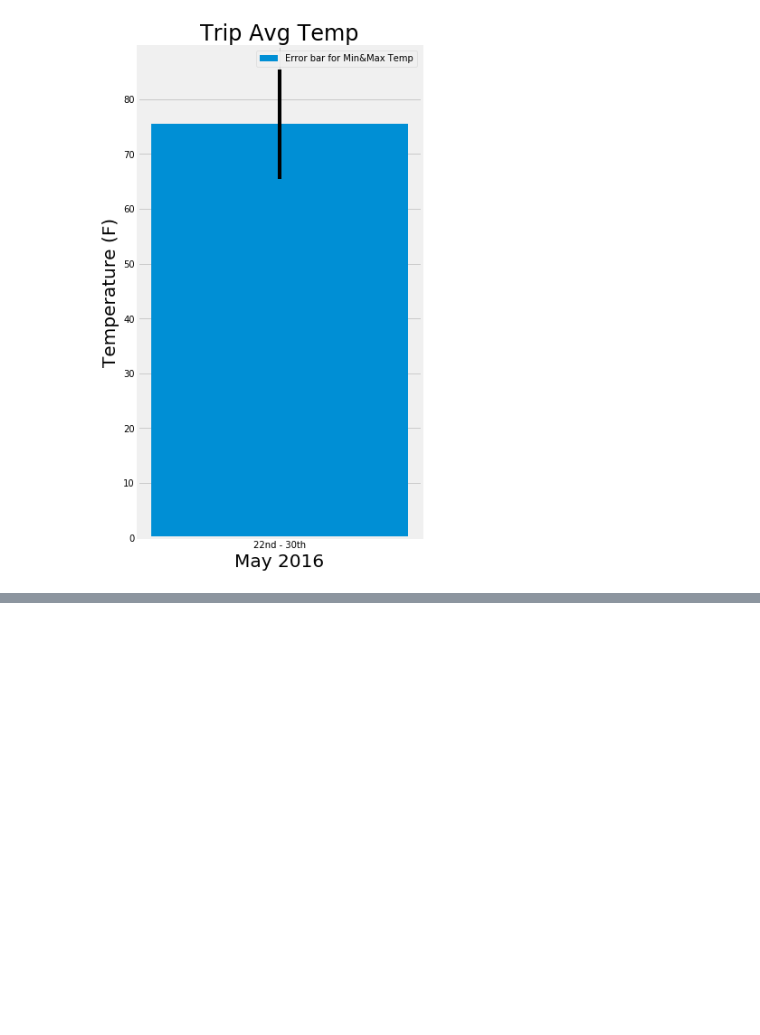
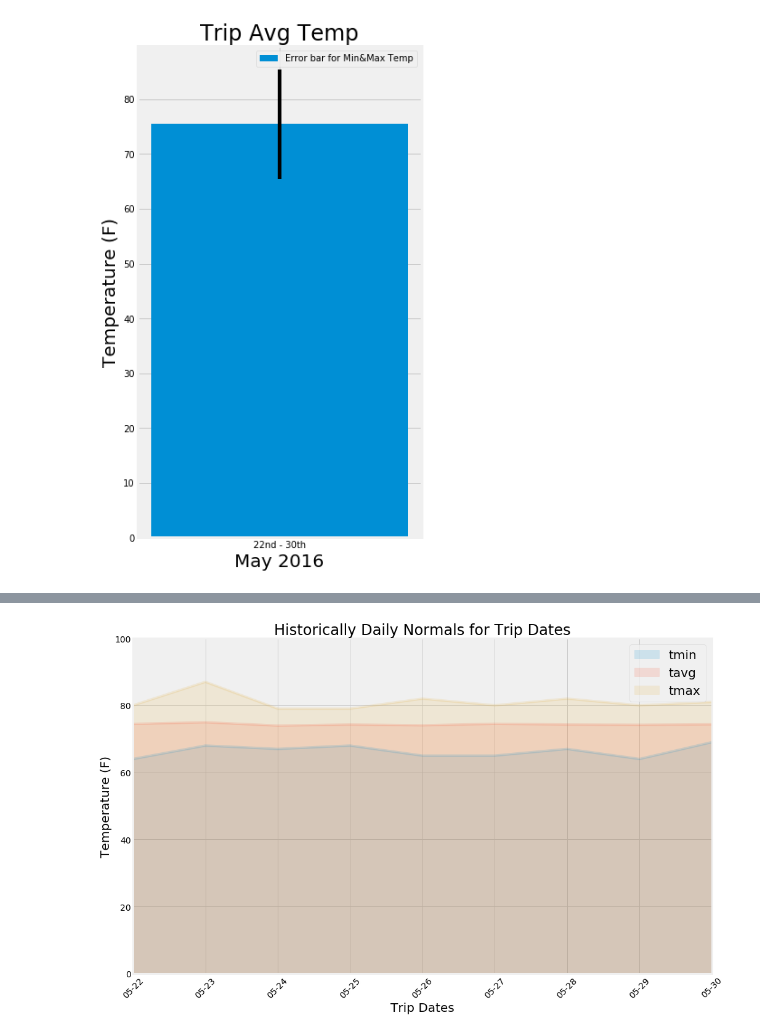
Before and after one commit to deottoni/Climate_Analysis, a Jupyter notebook: climate_analysis.ipynb, the cells around one changed output, grey strips where cells are left out. Drawn from its saved outputs; the diff is of its cells as text; code cells hidden in the pictures; blank space fills up the shorter version.

```diff
--- a/climate_analysis.ipynb
+++ b/climate_analysis.ipynb
@@ -278,0 +347,30 @@ plt.show()
+# %%
+
+# trip dates range
+dates = session.query(Measurement.date).\
+    filter(Measurement.date >= start_date).\
+    filter(Measurement.date <= end_date).\
+    group_by(Measurement.date).all()
+
+# List of dates
+trip_dates = [date for date in dates]
+
+# list of dates without year (%m-%d)
+trip_dates_mm_dd = [date[0][5:] for date in trip_dates]
+
+
+# Find the start month/day and the end month/day
+start_month_day = trip_dates_mm_dd[0]
+end_month_day = trip_dates_mm_dd[-1]
+# %%
+# create list of %m-%d dates
+trip_normals = []
+for date in trip_dates_mm_dd:
+    trip_normals.append(daily_normals(date))
+
+trip_normals = [list(x) for x in zip(*trip_normals)]
+trip_normals = trip_normals[0]
+# %%
+normals_df = pd.DataFrame(trip_normals, columns=["date","tmin", "tavg", "tmax"])
+normals_df = normals_df.set_index("date")
+normals_df
@@ -278,0 +389,17 @@ plt.show()
+# %%
+# plot daily normals, min, and max for trip dates historically
+normals_df.plot(kind='area', alpha=.15,x_compat=True, stacked=False, figsize=(15,10))
+plt.title("Historically Daily Normals for Trip Dates",fontsize=24)
+plt.ylabel("Temperature (F)",fontsize=20)
+plt.xlabel("Trip Dates",fontsize=20)
+plt.xticks(fontsize=14)
+plt.yticks(fontsize=14)
+plt.ylim(0,100)
+plt.xticks(rotation=45)
+plt.legend(fontsize=20)
+
+plt.savefig("my_images/historically_daily_normals.png")
+
+plt.show()
+# %% [output]
+[figure, added]
```
Also changed, not shown: parts of 17 cells of this notebook, 5 other files.
